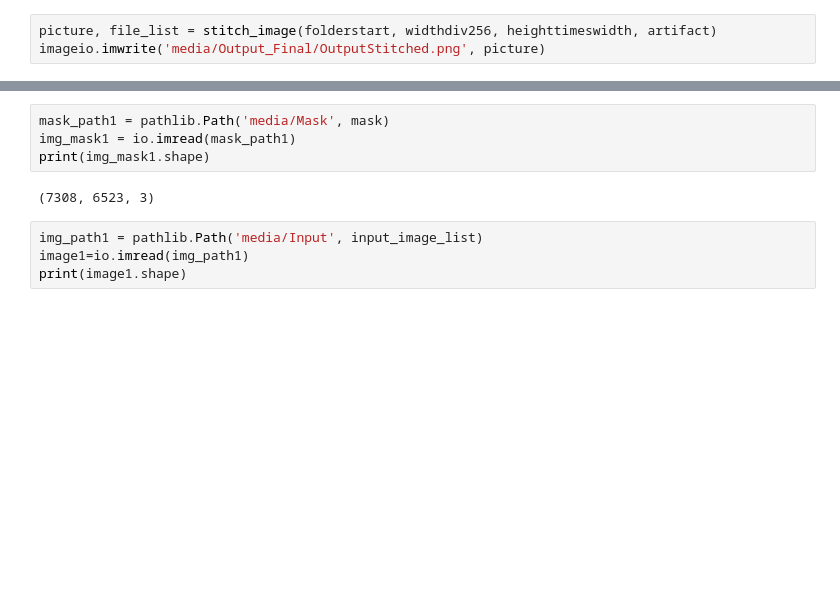
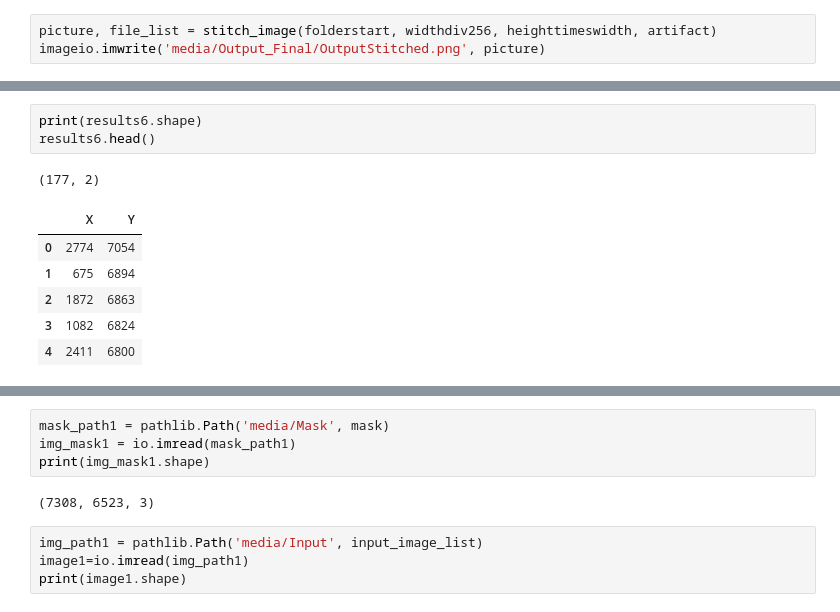
Before and after one commit to mpfi-dsp/GoldDigger, a Jupyter notebook: run_testing.ipynb, the cells around one changed output, grey strips where cells are left out. Saved outputs shown, nothing was run; the diff lists cells and outputs as text; blank space fills up the shorter version.

```diff
--- a/run_testing.ipynb
+++ b/run_testing.ipynb
@@ -536,0 +609,11 @@ print(all_coordinates)
+# %%
+print(results6.shape)
+results6.head()
+# %% [output]
+(177, 2)
+|  | X | Y |
+| 0 | 2774 | 7054 |
+| 1 | 675 | 6894 |
+| 2 | 1872 | 6863 |
+| 3 | 1082 | 6824 |
+| 4 | 2411 | 6800 |
```
Also changed, not shown: parts of 18 cells of this notebook, 3 other files.
